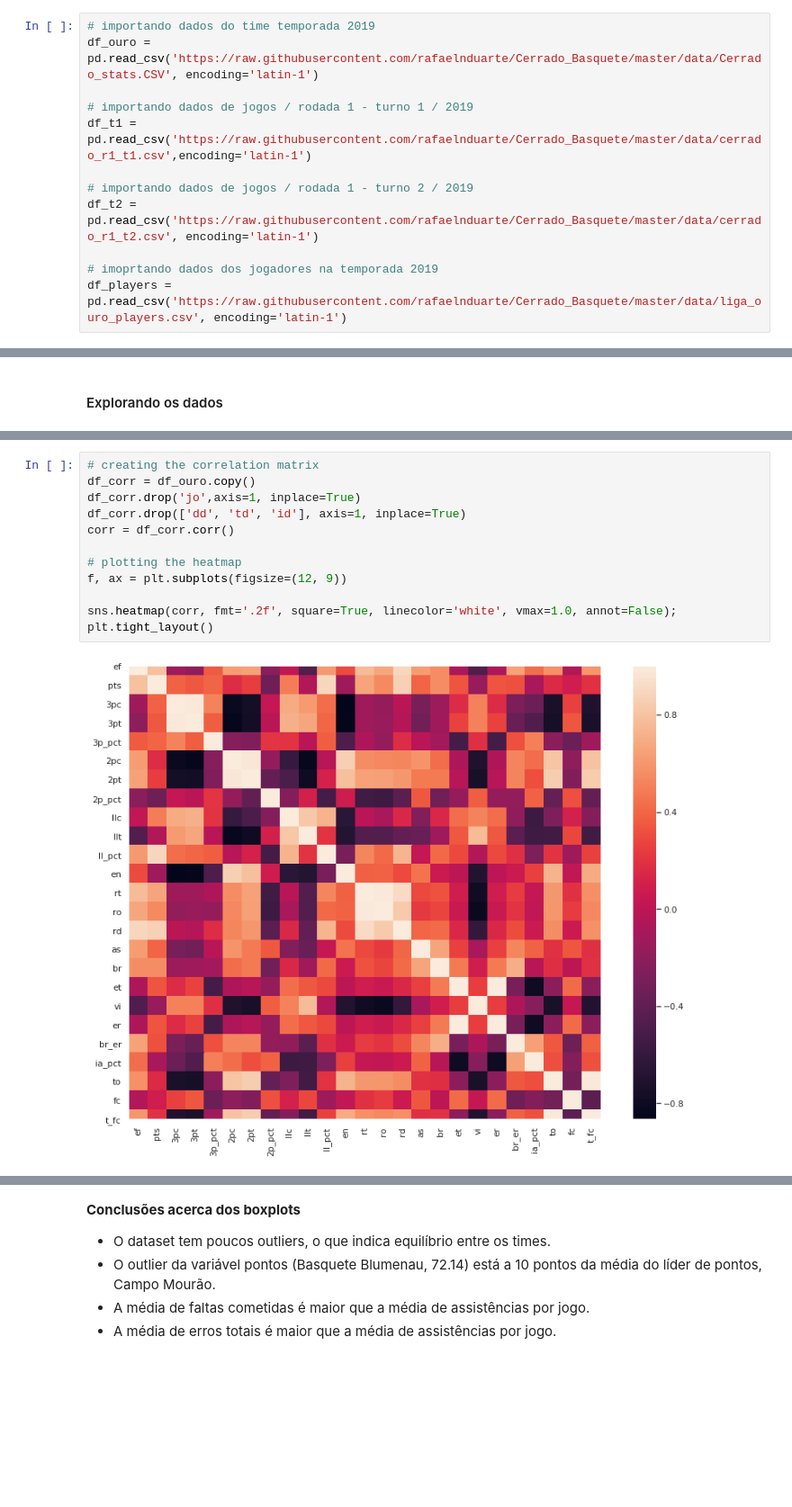
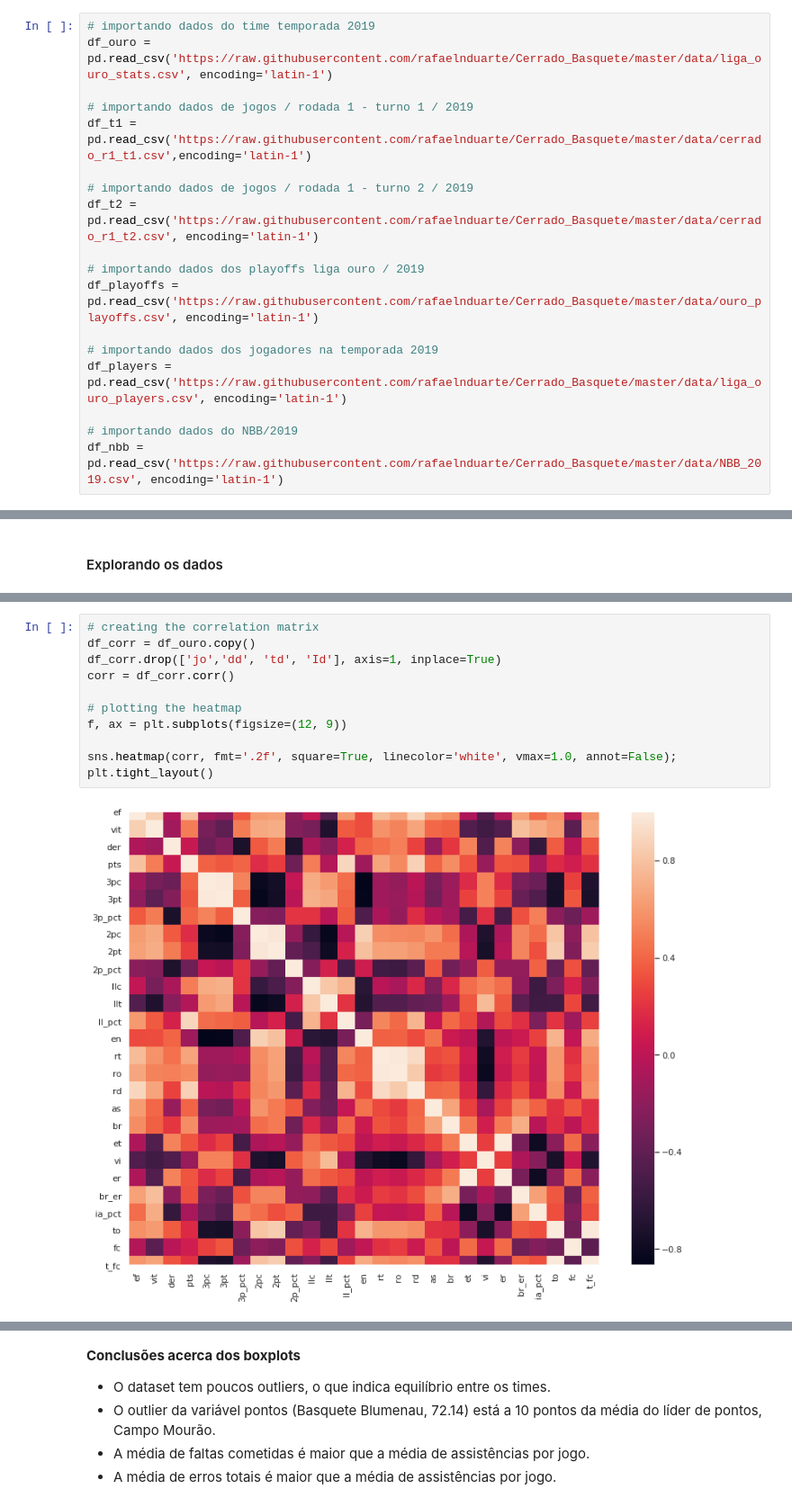
Before and after one commit to rafaelnduarte/Analise_De_Dados_Cerrado_Basquete, a Jupyter notebook: Análise_de_Dados_Cerrado_Basquete.ipynb, the cells around one changed output, grey strips where cells are left out. Shown at 90% size. Saved outputs shown, nothing was run; the diff lists cells and outputs as text; blank space fills up the shorter version.

```diff
--- a/Análise_de_Dados_Cerrado_Basquete.ipynb
+++ b/Análise_de_Dados_Cerrado_Basquete.ipynb
@@ -76,7 +76,7 @@ import matplotlib.pyplot as plt
 sns.set()
 # %%
 # importando dados do time temporada 2019
-df_ouro = pd.read_csv('https://raw.githubusercontent.com/rafaelnduarte/Cerrado_Basquete/master/data/Cerrado_stats.CSV', encoding='latin-1')
+df_ouro = pd.read_csv('https://raw.githubusercontent.com/rafaelnduarte/Cerrado_Basquete/master/data/liga_ouro_stats.csv', encoding='latin-1')
 
 # importando dados de jogos / rodada 1 - turno 1 / 2019
 df_t1 = pd.read_csv('https://raw.githubusercontent.com/rafaelnduarte/Cerrado_Basquete/master/data/cerrado_r1_t1.csv',encoding='latin-1')
@@ -84,8 +84,14 @@ df_t1 = pd.read_csv('https://raw.githubusercontent.com/rafaelnduarte/Cerrado_Bas
 # importando dados de jogos / rodada 1 - turno 2 / 2019
 df_t2 = pd.read_csv('https://raw.githubusercontent.com/rafaelnduarte/Cerrado_Basquete/master/data/cerrado_r1_t2.csv', encoding='latin-1')
 
-# imoprtando dados dos jogadores na temporada 2019
+# importando dados dos playoffs liga ouro / 2019
+df_playoffs = pd.read_csv('https://raw.githubusercontent.com/rafaelnduarte/Cerrado_Basquete/master/data/ouro_playoffs.csv', encoding='latin-1')
+
+# importando dados dos jogadores na temporada 2019
 df_players = pd.read_csv('https://raw.githubusercontent.com/rafaelnduarte/Cerrado_Basquete/master/data/liga_ouro_players.csv', encoding='latin-1')
+
+# importando dados do NBB/2019
+df_nbb = pd.read_csv('https://raw.githubusercontent.com/rafaelnduarte/Cerrado_Basquete/master/data/NBB_2019.csv', encoding='latin-1')
 # %% [markdown]
 ### Estatísticas da equipe Cerrado Basquete
 # %% [markdown]
@@ -160,14 +166,13 @@ df_ouro.describe()
 # %%
 # creating the correlation matrix
 df_corr = df_ouro.copy()
-df_corr.drop('jo',axis=1, inplace=True)
-df_corr.drop(['dd', 'td', 'id'], axis=1, inplace=True)
+df_corr.drop(['jo','dd', 'td', 'Id'], axis=1, inplace=True)
 corr = df_corr.corr()
 
 # plotting the heatmap
 f, ax = plt.subplots(figsize=(12, 9))
 
 sns.heatmap(corr, fmt='.2f', square=True, linecolor='white', vmax=1.0, annot=False);
 plt.tight_layout()
 # %% [output]
-[figure, old version]
+[figure, new version]
```
Also changed, not shown: parts of 27 cells of this notebook.
